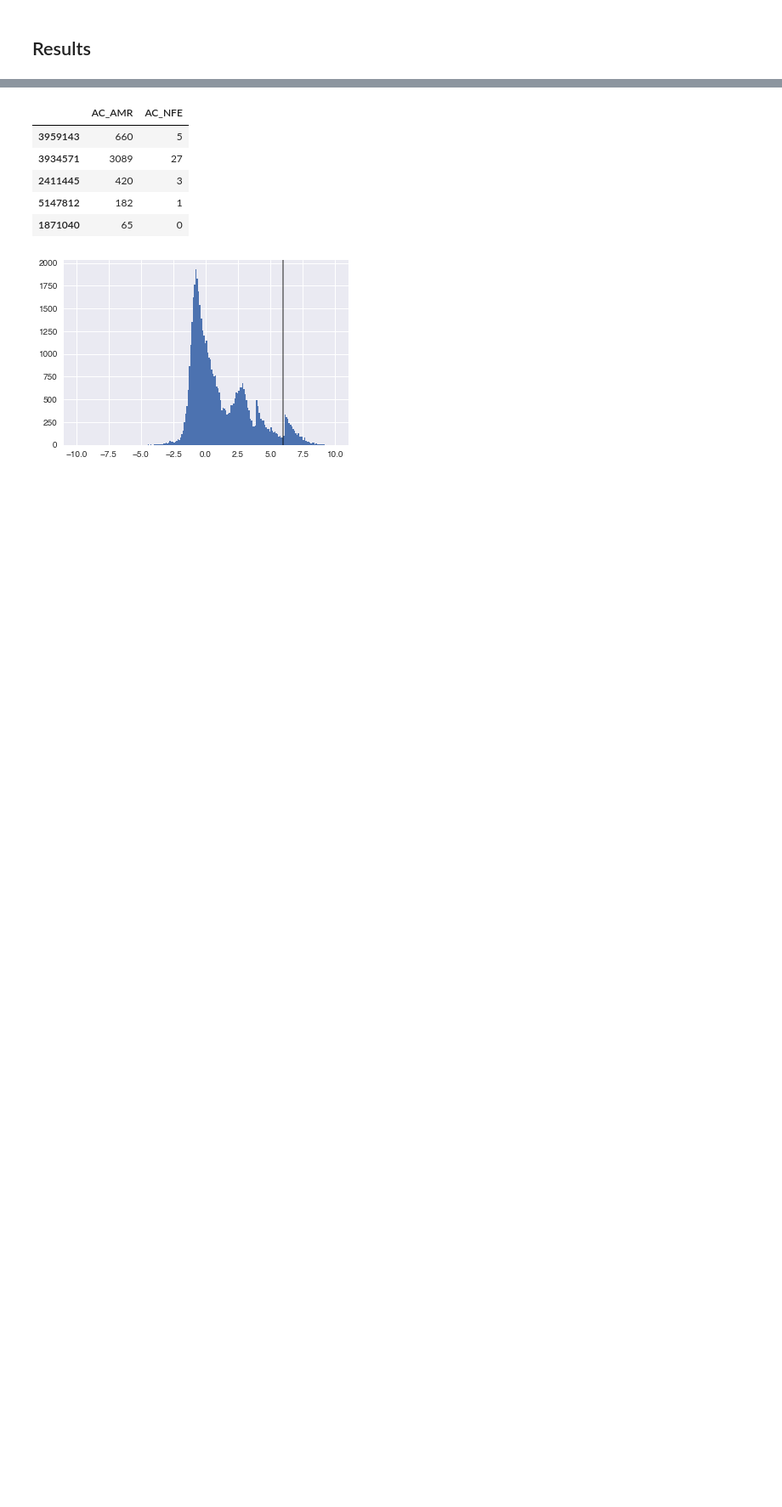
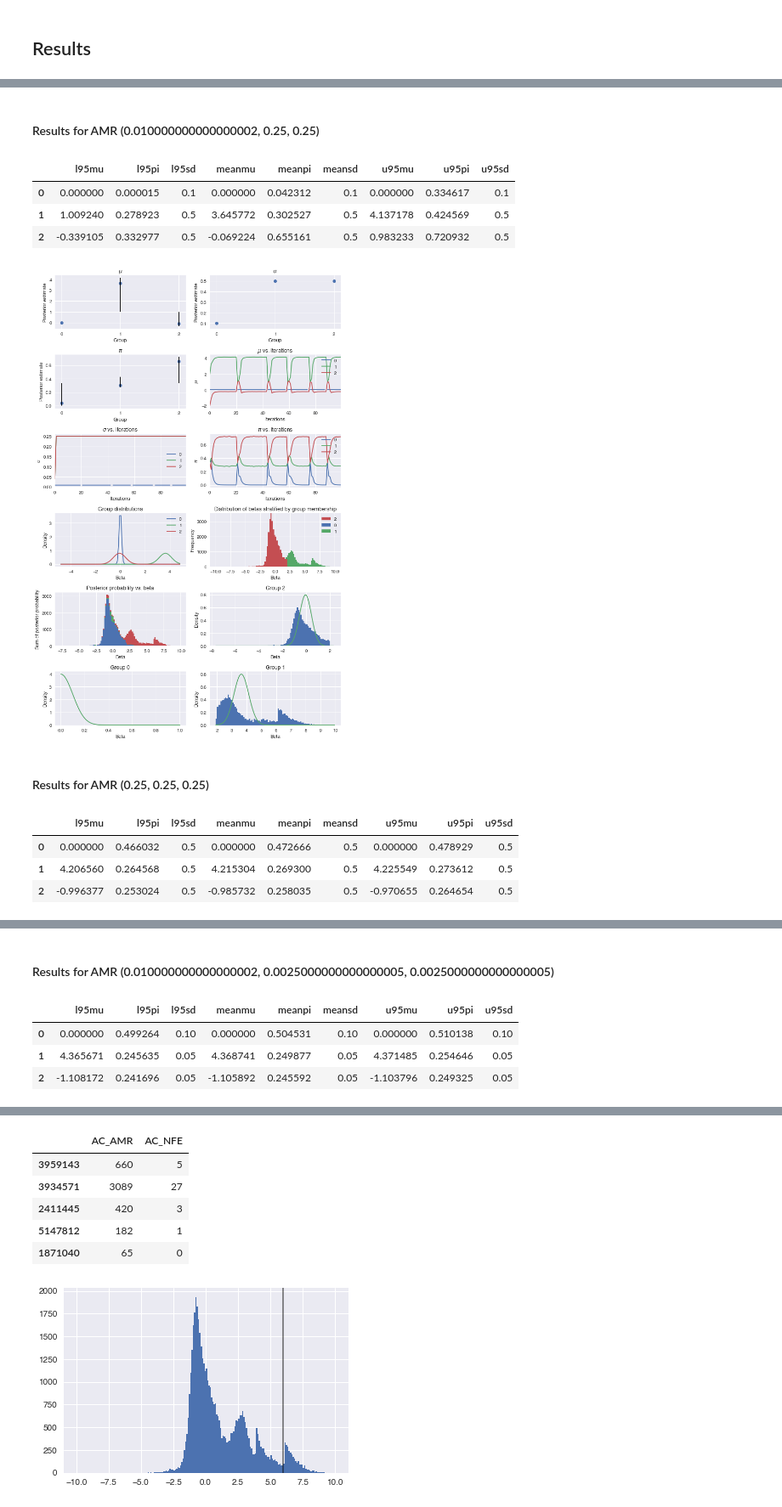
Before and after one commit to rivas-lab/lof-enrichment, a Jupyter notebook: notebooks/AMR Allele List.ipynb, the cells around one changed output, grey strips where cells are left out. Shown at 85% size. Drawn from its saved outputs; the diff is of its cells as text; code cells hidden in the pictures; blank space fills up the shorter version.

```diff
--- a/notebooks/AMR Allele List.ipynb
+++ b/notebooks/AMR Allele List.ipynb
@@ -426,0 +524,15 @@ Results for AMR
+# %%
+for p in missense_res.keys():
+    visualize_piemm_res('AMR {}'.format(p), missense_res[p], missense_summary_stats['AMR'])
+# %% [output]
+Results for AMR (0.010000000000000002, 0.25, 0.25)
+|  | l95mu | l95pi | l95sd | meanmu | meanpi | meansd | u95mu | u95pi | u95sd |
+| 0 | 0.000000 | 0.000015 | 0.1 | 0.000000 | 0.042312 | 0.1 | 0.000000 | 0.334617 | 0.1 |
+| 1 | 1.009240 | 0.278923 | 0.5 | 3.645772 | 0.302527 | 0.5 | 4.137178 | 0.424569 | 0.5 |
+| 2 | -0.339105 | 0.332977 | 0.5 | -0.069224 | 0.655161 | 0.5 | 0.983233 | 0.720932 | 0.5 |
+[figure, added]
+Results for AMR (0.25, 0.25, 0.25)
+|  | l95mu | l95pi | l95sd | meanmu | meanpi | meansd | u95mu | u95pi | u95sd |
+| 0 | 0.000000 | 0.466032 | 0.5 | 0.000000 | 0.472666 | 0.5 | 0.000000 | 0.478929 | 0.5 |
+| 1 | 4.206560 | 0.264568 | 0.5 | 4.215304 | 0.269300 | 0.5 | 4.225549 | 0.273612 | 0.5 |
+| 2 | -0.996377 | 0.253024 | 0.5 | -0.985732 | 0.258035 | 0.5 | -0.970655 | 0.264654 | 0.5 |
@@ -426,0 +540,5 @@ Results for AMR
+Results for AMR (0.010000000000000002, 0.0025000000000000005, 0.0025000000000000005)
+|  | l95mu | l95pi | l95sd | meanmu | meanpi | meansd | u95mu | u95pi | u95sd |
+| 0 | 0.000000 | 0.499264 | 0.10 | 0.000000 | 0.504531 | 0.10 | 0.000000 | 0.510138 | 0.10 |
+| 1 | 4.365671 | 0.245635 | 0.05 | 4.368741 | 0.249877 | 0.05 | 4.371485 | 0.254646 | 0.05 |
+| 2 | -1.108172 | 0.241696 | 0.05 | -1.105892 | 0.245592 | 0.05 | -1.103796 | 0.249325 | 0.05 |
```
Also changed, not shown: parts of 14 cells of this notebook, 10 other files.
